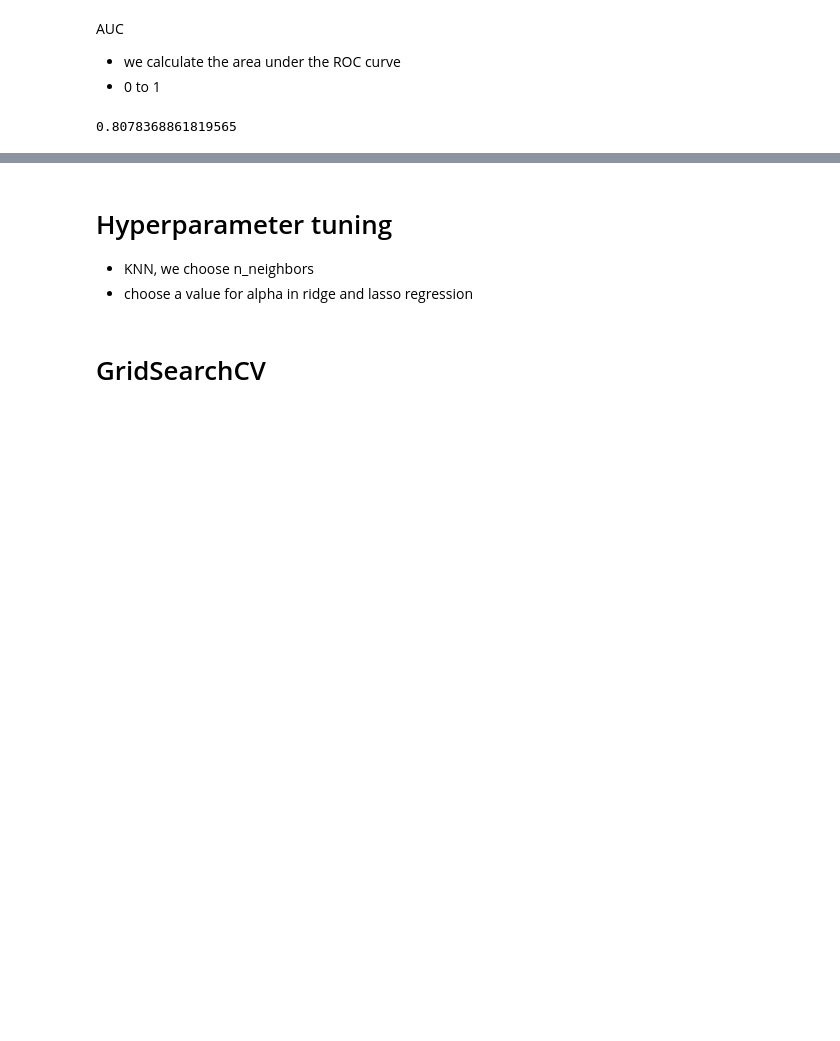
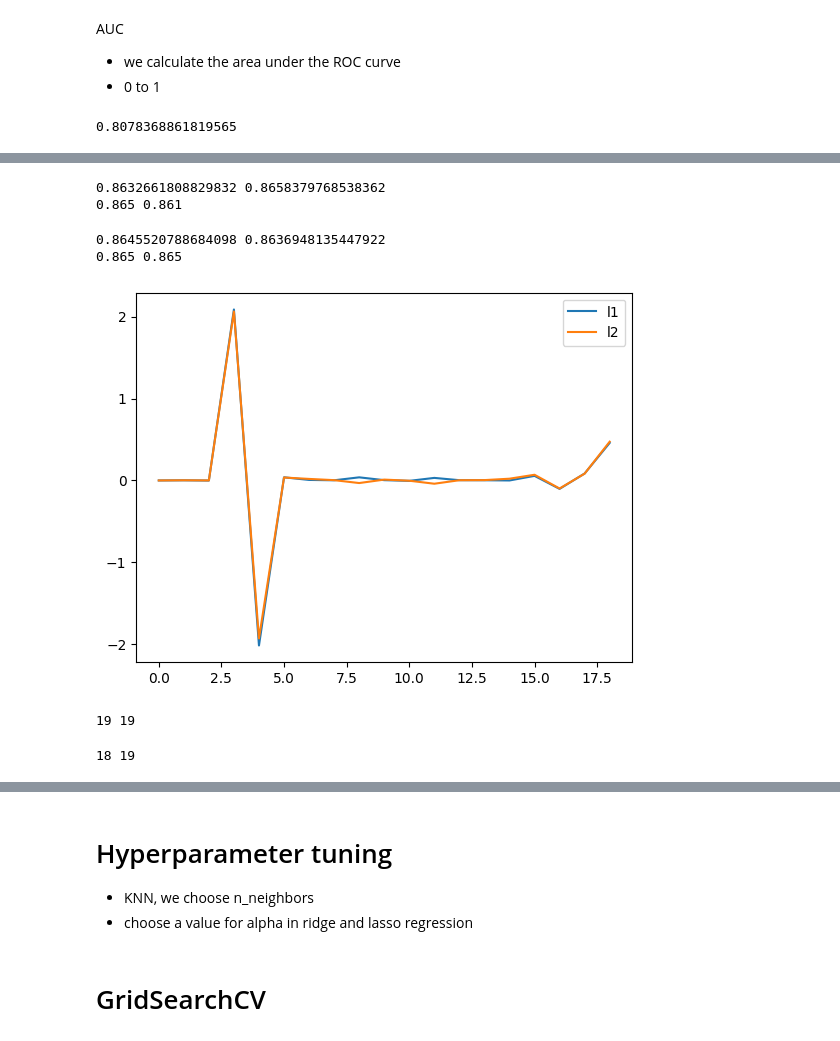
Before and after one commit to magannamazur/Codewars, a Jupyter notebook: DataCamp/a_supervised.ipynb, the cells around one changed output, grey strips where cells are left out. Cells and saved outputs as stored; diff of their text form; code cells hidden in the pictures; blank space fills up the shorter version.

```diff
--- a/DataCamp/a_supervised.ipynb
+++ b/DataCamp/a_supervised.ipynb
@@ -292,0 +317,49 @@ roc_auc_score(y_test, pred_probability[:,1])
+# %%
+log_weak_reg = LogisticRegression(C=100, max_iter=10000)
+log_strong_reg = LogisticRegression(C=0.01, max_iter=10000)
+
+log_weak_reg.fit(X_train, y_train)
+log_strong_reg.fit(X_train, y_train)
+
+lwgs = log_weak_reg.score(X_train, y_train)
+lsgs = log_strong_reg.score(X_train, y_train)
+print(lwgs, lsgs)
+
+lwgst = log_weak_reg.score(X_test, y_test)
+lsgst = log_strong_reg.score(X_test, y_test)
+print(lwgst, lsgst)
+# %% [output]
+0.8632661808829832 0.8658379768538362
+0.865 0.861
+# %%
+lr_l1 = LogisticRegression(solver = 'liblinear', penalty = 'l1', max_iter=10000)
+lr_l2 = LogisticRegression( max_iter=10000) # penalty = 'l1' by default
+
+lr_l1.fit(X_train, y_train)
+lr_l2.fit(X_train, y_train)
+
+l1s = lr_l1.score(X_train, y_train)
+l2s = lr_l2.score(X_train, y_train)
+print(l1s, l2s)
+
+l1st = lr_l1.score(X_test, y_test)
+l2st = lr_l2.score(X_test, y_test)
+print(l1st, l2st)
+# %% [output]
+0.8645520788684098 0.8636948135447922
+0.865 0.865
+# %%
+plt.plot(lr_l1.coef_.flatten())
+plt.plot(lr_l2.coef_.flatten())
+plt.legend(("l1", "l2"))
+plt.show()
+# %% [output]
+[figure, added]
+# %%
+print(lr_l1.coef_.size, lr_l2.coef_.size)
+# %% [output]
+19 19
+# %%
+print(np.count_nonzero(lr_l1.coef_),np.count_nonzero(lr_l2.coef_))
+# %% [output]
+18 19
```
Also changed, not shown: parts of 38 cells of this notebook, 7 other files.
